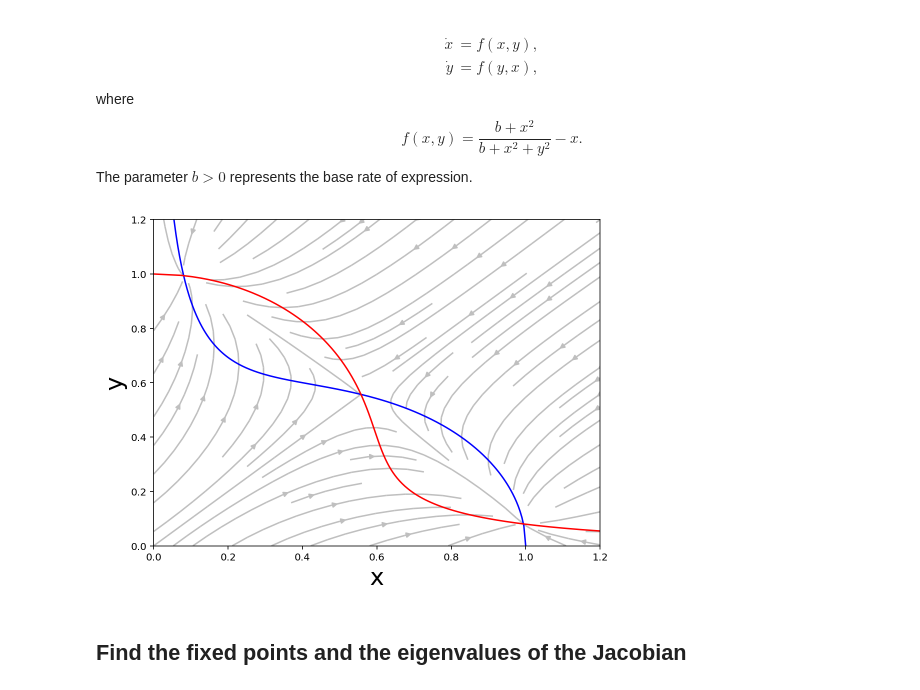
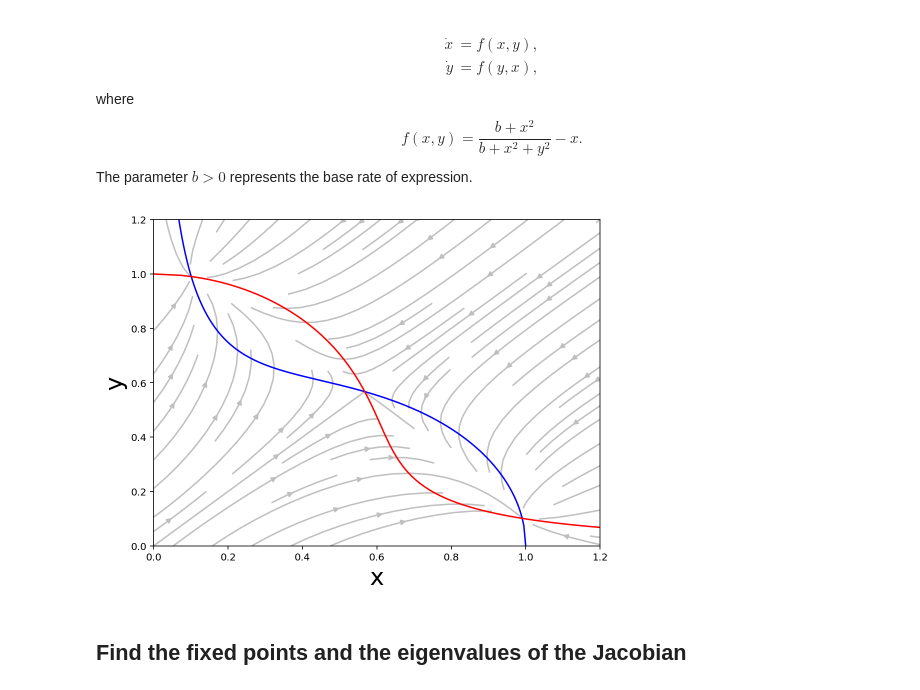
Before and after one commit to newby-jay/MATH371-Winter2020-JupyterNotebooks, a Jupyter notebook: Week 4 - nonlinear systems.ipynb, the cells around one changed output. Drawn from its saved outputs; the diff is of its cells as text; code cells hidden in the pictures.

```diff
--- a/Week 4 - nonlinear systems.ipynb
+++ b/Week 4 - nonlinear systems.ipynb
@@ -345,30 +346,30 @@ f(x, y) = \frac{b + x^2}{b + x^2 + y^2} - x.
 $$
 The parameter $b>0$ represents the base rate of expression.
 # %%
-b = 0.08
+b = 0.1
 x = linspace(0.01, 1, 200)
 y1 = sqrt((b + x**2)*(1-x)/x)
 
 xv = linspace(0, 1.5, 50)
 X, Y = meshgrid(xv, xv)
 U = (b + X**2)/(b + X**2 + Y**2) - X
 V = (b + Y**2)/(b + Y**2 + X**2) - Y
 # U /= sqrt(U**2 + V**2)
 # V /= sqrt(U**2 + V**2)
 
 figure(1, [8, 6])
 
 # quiver(X, Y, U, V, color='0.5')
 streamplot(X, Y, U, V, color='0.75')
 
 plot(x, y1, 'b')
 plot(y1, x, 'r')
 xlim(0, 1.2)
 ylim(0, 1.2)
 xlabel('x', fontsize=24)
 ylabel('y', fontsize=24);
 # %% [output]
-[figure, old version]
+[figure, new version]
 # %% [markdown]
 ## Find the fixed points and the eigenvalues of the Jacobian
 # %%
```
Also changed, not shown: parts of 4 cells of this notebook.
